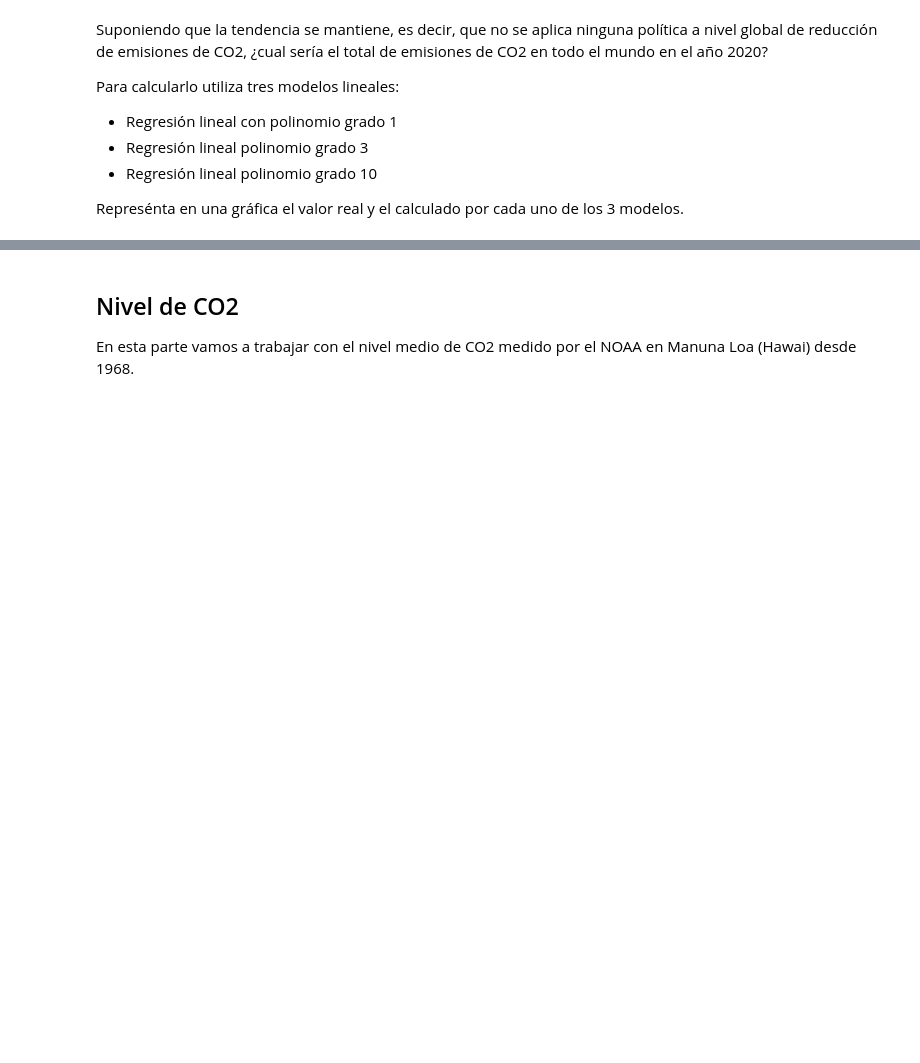
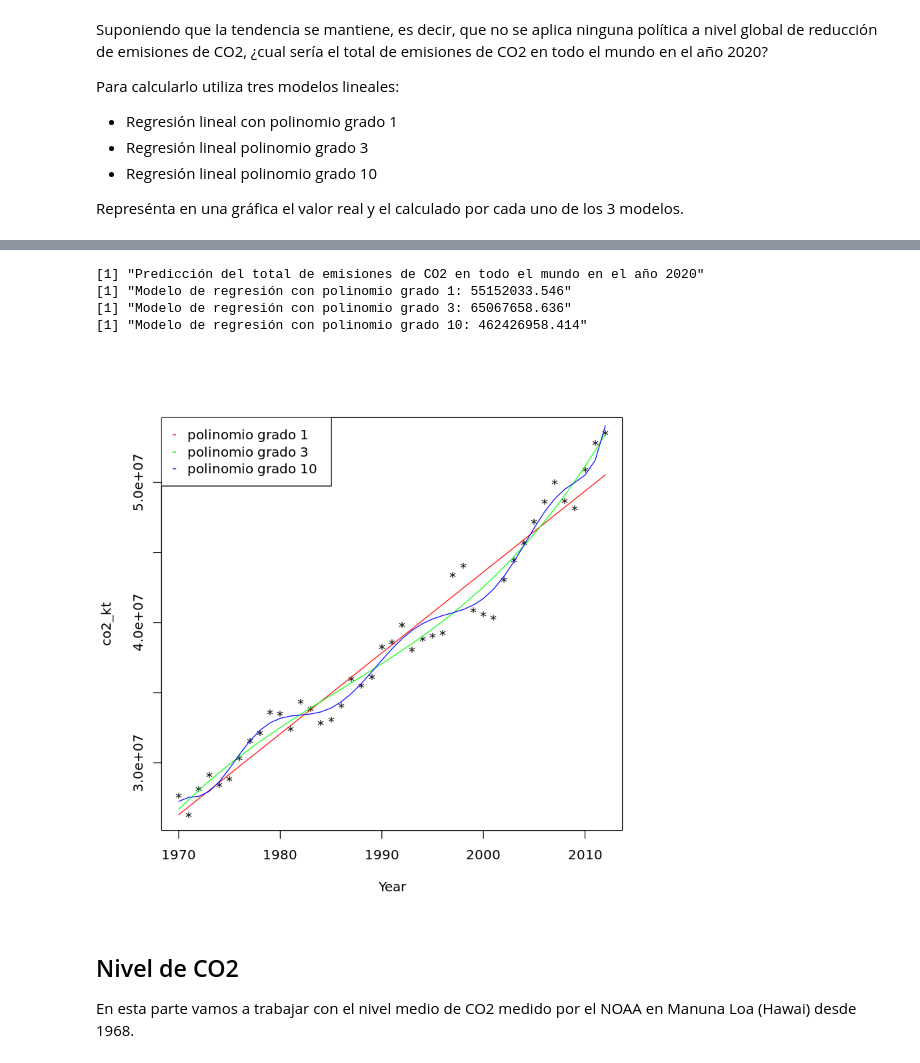
Before and after one commit to rhardjono/BootcampBDML, a Jupyter notebook: Modulo05 - Statistics/Practica1.ipynb, the cells around one changed output, grey strips where cells are left out. Cells and saved outputs as stored; diff of their text form; code cells hidden in the pictures; blank space fills up the shorter version.

```diff
--- a/Modulo05 - Statistics/Practica1.ipynb
+++ b/Modulo05 - Statistics/Practica1.ipynb
@@ -353,3 +299,44 @@ lines(xp,yp,col="blue")
+# %%
+# Emisiones de CO2 en todo el mundo
+worldco2kt <- subset(co2ktRegionmelt, co2ktRegionmelt$Country.Code == "WLD")
+
+# Prediccion del total de emisiones de CO2 en todo el mundo en el año 2020
+y <- worldco2kt$GHGT_KT_CE
+x <- worldco2kt$Year
+plot(x,y,pch='*',xlab="Year",ylab="co2_kt")  #xlim=c(1970, 2025),ylim=c(2e7, 8e7)
+
+modelPolyn1  <- lm(y~poly(x,1))   # Modelo de regresion lineal polinomio grado 1 equivalente: model <- lm(y~x) (coeficientes distintos)
+modelPolyn3  <- lm(y~poly(x,3))
+modelPolyn10 <- lm(y~poly(x,10))
+
+# Rectas de regresion: Interpolacion
+yp1  <- predict(modelPolyn1, data.frame(x))
+yp3  <- predict(modelPolyn3, data.frame(x))
+yp10 <- predict(modelPolyn10, data.frame(x))
+
+xp <- seq(1970, 2012, by = 1)
+lines(xp,yp1,col="red")
+lines(xp,yp3,col="green")
+lines(xp,yp10,col="blue")
+legend(x="topleft", y=0.5, legend=c("polinomio grado 1","polinomio grado 3","polinomio grado 10"),
+       pch='-', col=c('red','green','blue'))
+
+# Recta regresion: Extrapolacion
+newYear = 2020
+yp1_2020  <- predict(modelPolyn1, newdata = data.frame(x=newYear))
+yp3_2020  <- predict(modelPolyn3, newdata = data.frame(x=newYear))
+yp10_2020 <- predict(modelPolyn10, newdata = data.frame(x=newYear))
+
+print("Predicción del total de emisiones de CO2 en todo el mundo en el año 2020")
+print(paste("Modelo de regresión con polinomio grado 1:", round(yp1_2020,3)))
+print(paste("Modelo de regresión con polinomio grado 3:", round(yp3_2020,3)))
+print(paste("Modelo de regresión con polinomio grado 10:", round(yp10_2020,3)))
+# %% [output]
+[1] "Predicción del total de emisiones de CO2 en todo el mundo en el año 2020"
+[1] "Modelo de regresión con polinomio grado 1: 55152033.546"
+[1] "Modelo de regresión con polinomio grado 3: 65067658.636"
+[1] "Modelo de regresión con polinomio grado 10: 462426958.414"
+[figure, added]
 # %% [markdown]
 ## Nivel de CO2
 
```
Also changed, not shown: parts of 6 cells of this notebook, 1 other file.
